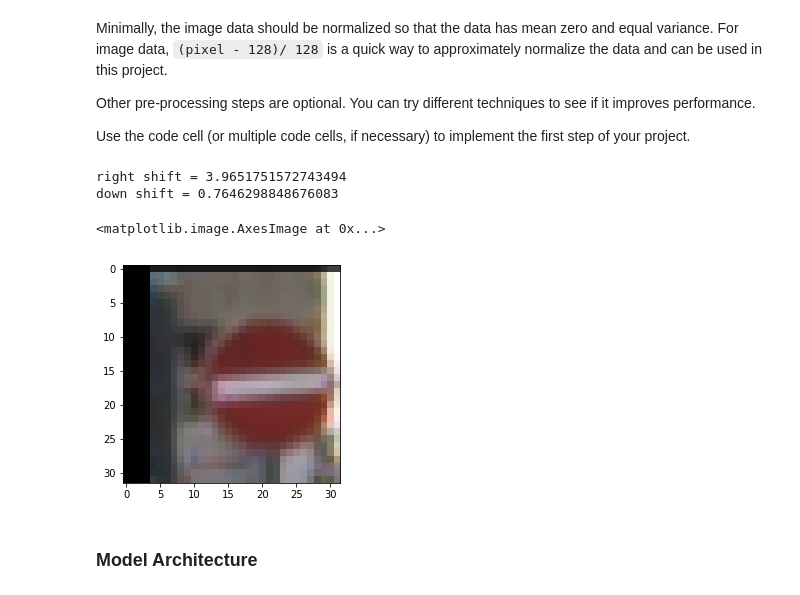
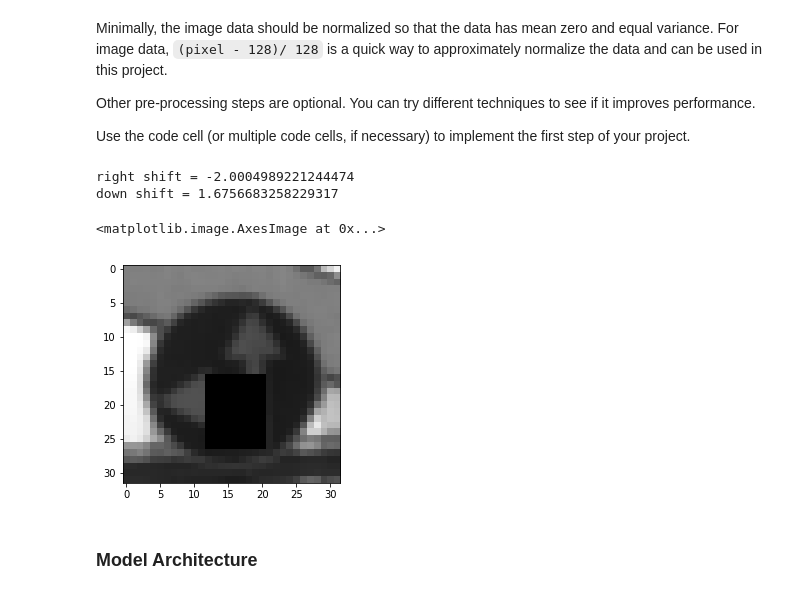
Before and after one commit to xingliuUT/CarND-Traffic-Sign-Classifier-Project, a Jupyter notebook: Traffic_Sign_Classifier.ipynb, the cells around one changed output. Cells and saved outputs as stored; diff of their text form; code cells hidden in the pictures.

Commit message:
feat: add random blocks processing

```diff
--- a/Traffic_Sign_Classifier.ipynb
+++ b/Traffic_Sign_Classifier.ipynb
@@ -174,36 +174,51 @@ def random_brightness(img, factor):
     img_hsv = np.array(img_hsv, np.float)
     img_hsv[:,:,2] = np.minimum(255, img_hsv[:,:,2] * bright_factor)
     img_hsv = np.array(img_hsv, np.uint8)
     return cv2.cvtColor(img_hsv, cv2.COLOR_HSV2RGB)
 #plt.imshow(random_brightness(X_train[index], 0.9))
 
 def random_rotation_scaling(img, maxAngle, scaleFactor):
     ncol, nrow, nch = img.shape
     #cv2.getRotationMatrix2D(center,angle,scale)
     random_angle = random.uniform(- maxAngle, maxAngle)
     random_scale = random.uniform(1. - scaleFactor, 1. + scaleFactor)
     print("angle =", random_angle)
     print("scale =", random_scale)
     Mrotation = cv2.getRotationMatrix2D((ncol/2, nrow/2),random_angle,random_scale)
     return cv2.warpAffine(img, Mrotation,(ncol, nrow))
 
 #plt.imshow(random_rotation_scaling(X_train[index], 20., 0.5))
 def random_translation(img, dFactor):
     ncol, nrow, nch = img.shape
     tX = dFactor * ncol * random.uniform(-1., 1.)
     tY = dFactor * nrow * random.uniform(-1., 1.)
     print("right shift =", tX)
     print("down shift =", tY)
     Mtrans = np.float32([[1,0,tX], [0,1,tY]])
     return cv2.warpAffine(img, Mtrans,(ncol, nrow))
 plt.imshow(random_translation(X_train[index], 0.2))
+
+def add_blocks(img):
+    width = random.uniform(3, 10)
+    height = random.uniform(3, 10)
+    baseX = random.uniform(0, 32)
+    baseY = random.uniform(0, 32)
+    vertices = np.array([[(baseX, baseY),\
+                          (baseX, baseY + height), \
+                          (baseX + width, baseY + height), \
+                          (baseX + width, baseY)]], \
+                        dtype=np.int32)
+    return cv2.fillPoly(img, vertices, 0)
+
+plt.imshow(add_blocks(grayscale(X_train[5001])), cmap = "gray")
+
 #X_train = preprocess(X_train)
 #X_valid = preprocess(X_valid)
 # %% [output]
-right shift = 3.9651751572743494
-down shift = 0.7646298848676083
+right shift = -2.0004989221244474
+down shift = 1.6756683258229317
 <matplotlib.image.AxesImage at 0x...>
-[figure, old version]
+[figure, new version]
 # %% [markdown]
 ### Model Architecture
 # %%
```
Also changed, not shown: parts of 1 cell of this notebook.
